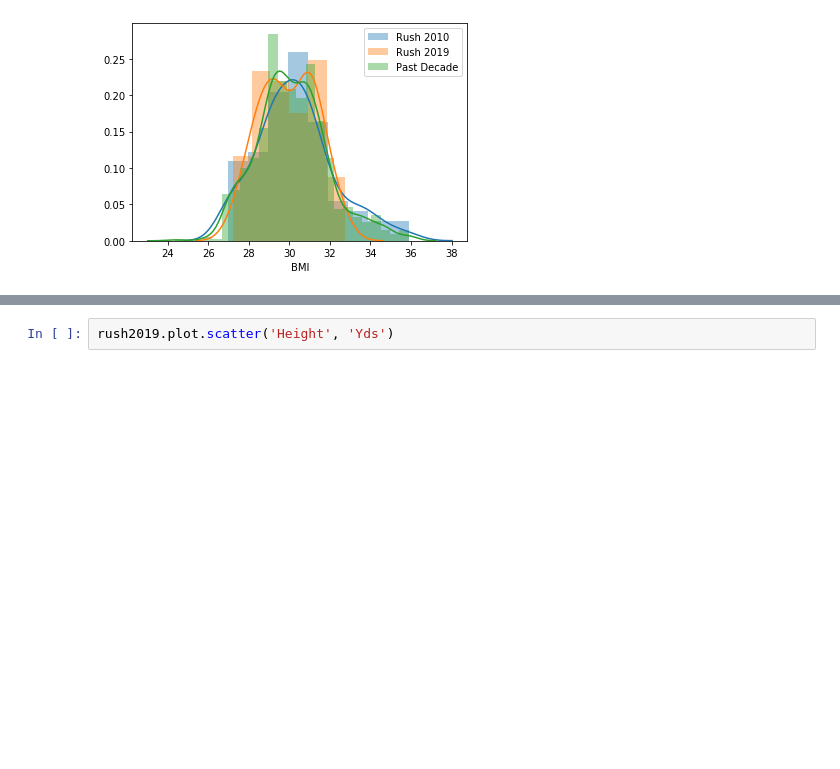
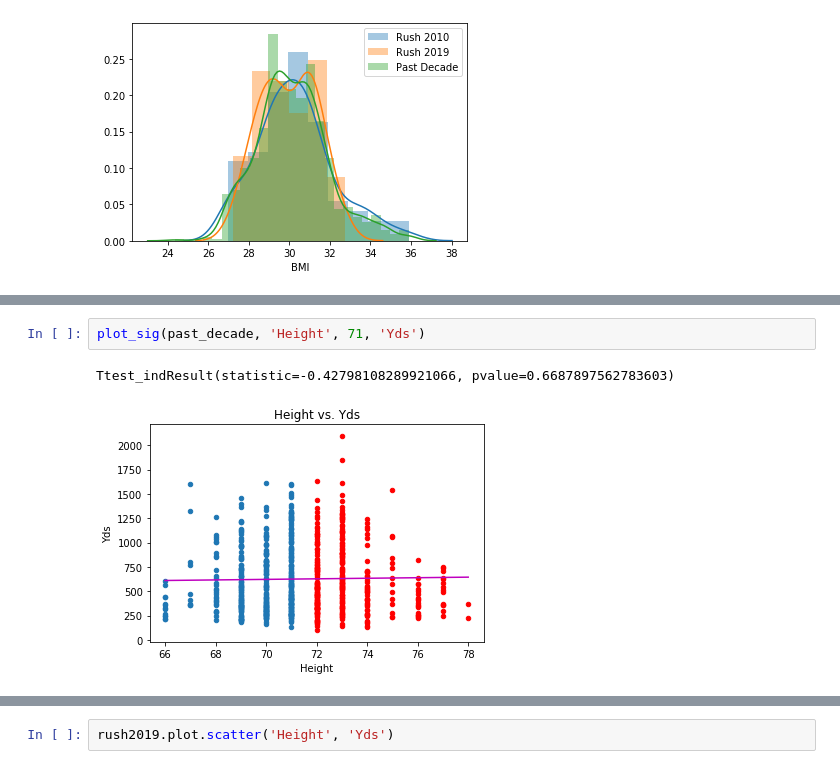
Before and after one commit to shaikh23/Nfl-Analysis, a Jupyter notebook: Rushing.ipynb, the cells around one changed output, grey strips where cells are left out. Saved outputs shown, nothing was run; the diff lists cells and outputs as text; blank space fills up the shorter version.

```diff
--- a/Rushing.ipynb
+++ b/Rushing.ipynb
@@ -101,0 +130,5 @@ Ttest_indResult(statistic=-13.071472879994339, pvalue=2.4252426917019184e-26)
+# %%
+plot_sig(past_decade, 'Height', 71, 'Yds')
+# %% [output]
+Ttest_indResult(statistic=-0.42798108289921066, pvalue=0.6687897562783603)
+[figure, added]
```
Also changed, not shown: parts of 11 cells of this notebook.
